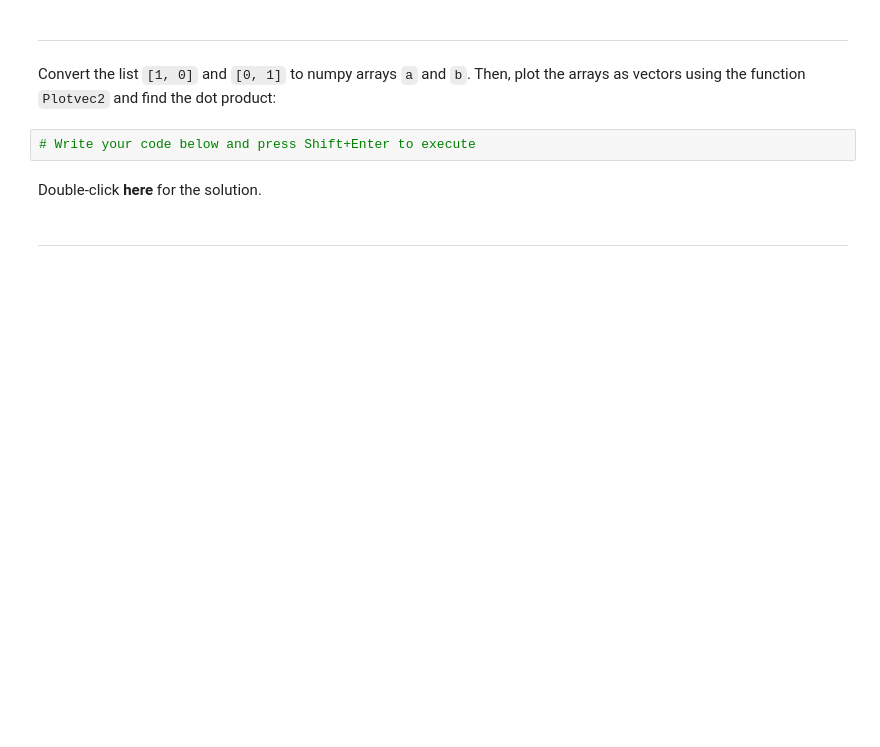
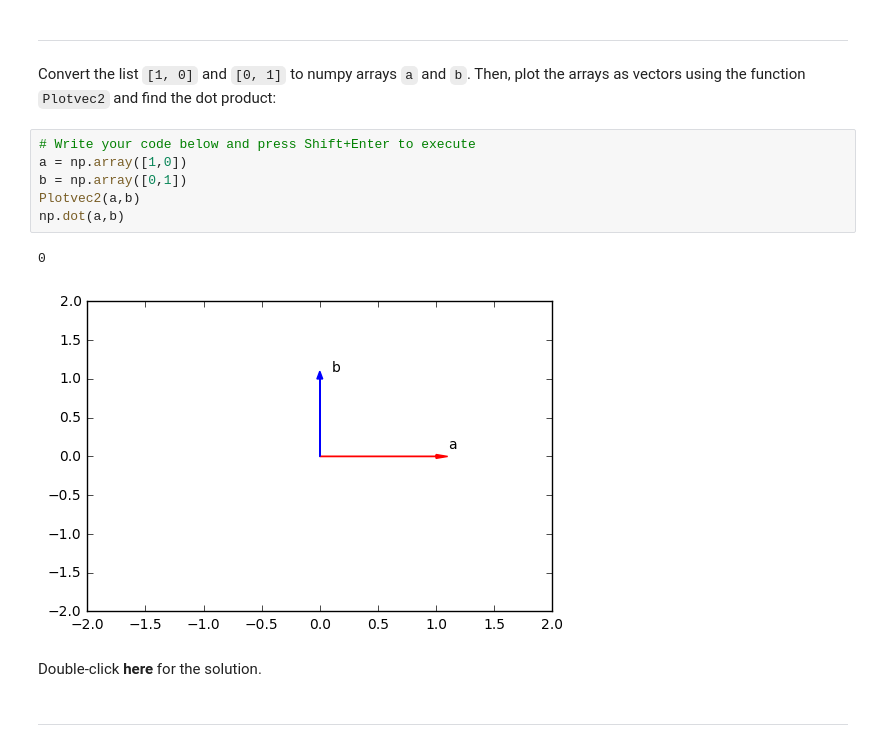
Before and after one commit to mahinakter/AI-Precourse, a Jupyter notebook: PY0101EN-5-1-Numpy1D.ipynb, the cells around one changed output. Saved outputs shown, nothing was run; the diff lists cells and outputs as text; blank space fills up the shorter version.

```diff
--- a/PY0101EN-5-1-Numpy1D.ipynb
+++ b/PY0101EN-5-1-Numpy1D.ipynb
@@ -528,6 +607,13 @@ print("The dot product is", np.dot(a,b))
 Convert the list <code>[1, 0]</code> and <code>[0, 1]</code> to numpy arrays <code>a</code> and <code>b</code>. Then, plot the arrays as vectors using the function <code>Plotvec2</code> and find the dot product:
 # %%
 # Write your code below and press Shift+Enter to execute
+a = np.array([1,0])
+b = np.array([0,1])
+Plotvec2(a,b)
+np.dot(a,b)
+# %% [output]
+0
+[figure, added]
 # %% [markdown]
 Double-click __here__ for the solution.
 
```
Also changed, not shown: parts of 38 cells of this notebook.
